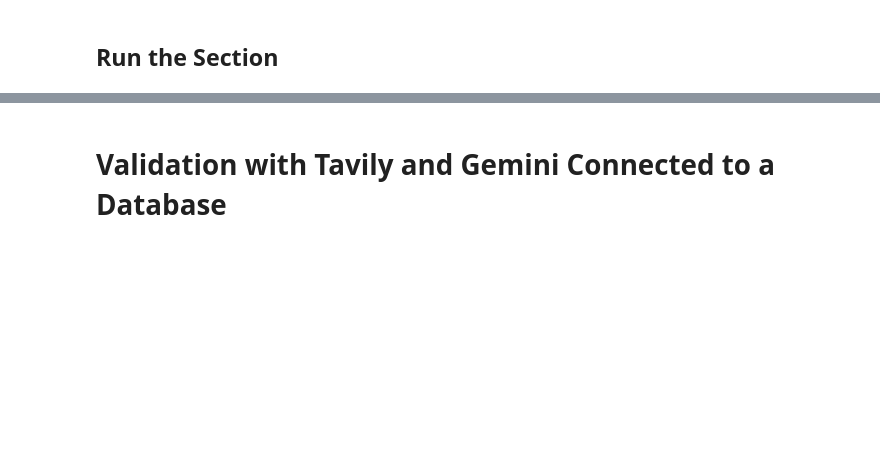
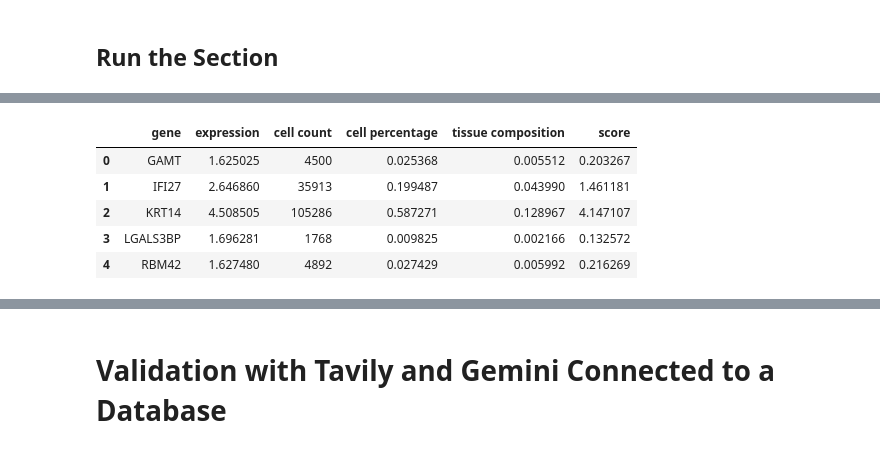
Before and after one commit to DanishRitonga/AnnotaCell, a Jupyter notebook: AnnotaCell.ipynb, the cells around one changed output, grey strips where cells are left out. Saved outputs shown, nothing was run; the diff lists cells and outputs as text; code cells hidden in the pictures; blank space fills up the shorter version.

```diff
--- a/AnnotaCell.ipynb
+++ b/AnnotaCell.ipynb
@@ -223,7 +238,7 @@ def filter_expression_data(response_df, TARGET_UBERON_ID):
 Function to translate the ontology terms
 # %%
 def translate_ontology(df):
-    df['cell'] = df['cell'].apply(lambda x: tl.tl_cl(x))
-    df['gene'] = df['gene'].apply(lambda x: tl.tl_ensembl(x)).fillna(df['gene'])
+    df['cell'] = df['cell'].apply(lambda x: ontl.cell(x))
+    df['gene'] = df['gene'].apply(lambda x: ontl.gene(x)).fillna(df['gene'])
 
     return df
@@ -369 +463,10 @@ display_dataframe_as_markdown(results[0])
+# %%
+results[0][results[0]['cell']=='epithelial cell'][['gene', 'expression', 'cell count', 'cell percentage', 'tissue composition', 'score']]
+# %% [output]
+|  | gene | expression | cell count | cell percentage | tissue composition | score |
+| 0 | GAMT | 1.625025 | 4500 | 0.025368 | 0.005512 | 0.203267 |
+| 1 | IFI27 | 2.646860 | 35913 | 0.199487 | 0.043990 | 1.461181 |
+| 2 | KRT14 | 4.508505 | 105286 | 0.587271 | 0.128967 | 4.147107 |
+| 3 | LGALS3BP | 1.696281 | 1768 | 0.009825 | 0.002166 | 0.132572 |
+| 4 | RBM42 | 1.627480 | 4892 | 0.027429 | 0.005992 | 0.216269 |
 # %%
```
Also changed, not shown: parts of 54 cells of this notebook, 1 other file.
